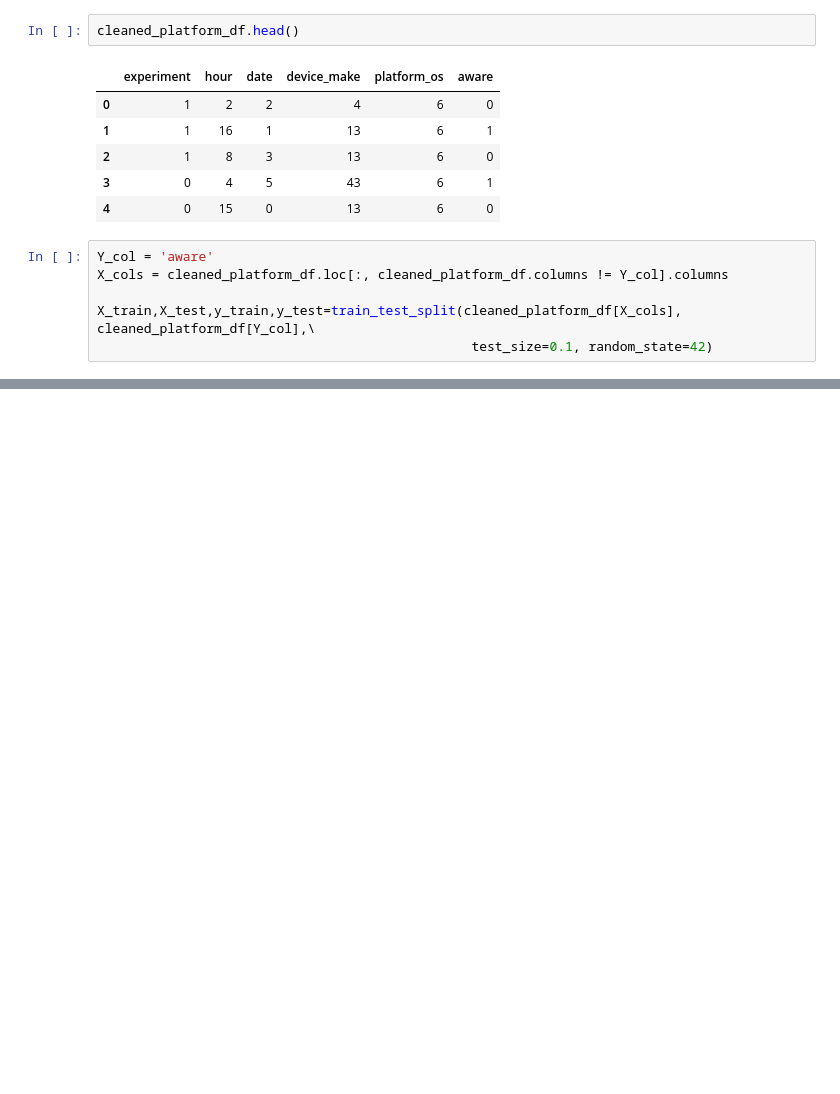
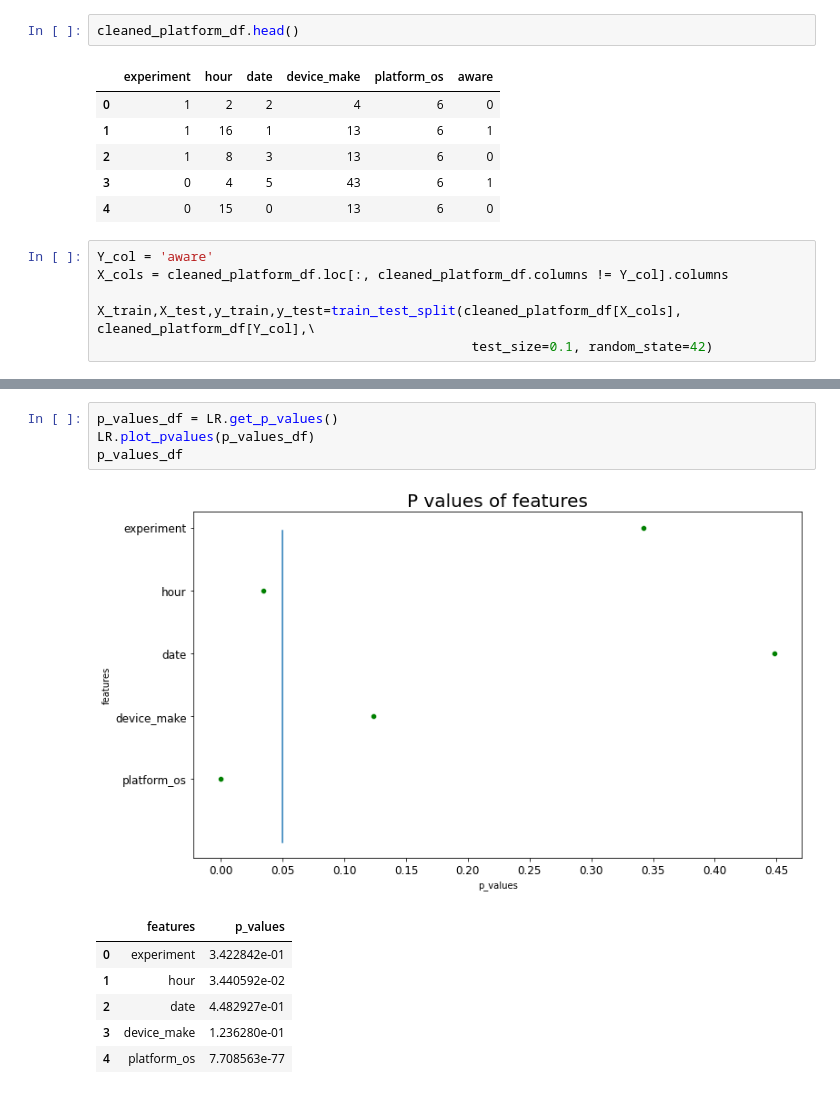
Before and after one commit to bkget/SmartAd-Performance-Aanalysis, a Jupyter notebook: notebooks/ml_ab_testing_2.ipynb, the cells around one changed output, grey strips where cells are left out. Saved outputs shown, nothing was run; the diff lists cells and outputs as text; blank space fills up the shorter version.

```diff
--- a/notebooks/ml_ab_testing_2.ipynb
+++ b/notebooks/ml_ab_testing_2.ipynb
@@ -336,0 +373,12 @@ X_train,X_test,y_train,y_test=train_test_split(cleaned_platform_df[X_cols], clea
+# %%
+p_values_df = LR.get_p_values()
+LR.plot_pvalues(p_values_df)
+p_values_df
+# %% [output]
+[figure, added]
+|  | features | p_values |
+| 0 | experiment | 3.422842e-01 |
+| 1 | hour | 3.440592e-02 |
+| 2 | date | 4.482927e-01 |
+| 3 | device_make | 1.236280e-01 |
+| 4 | platform_os | 7.708563e-77 |
```
Also changed, not shown: parts of 3 cells of this notebook.
